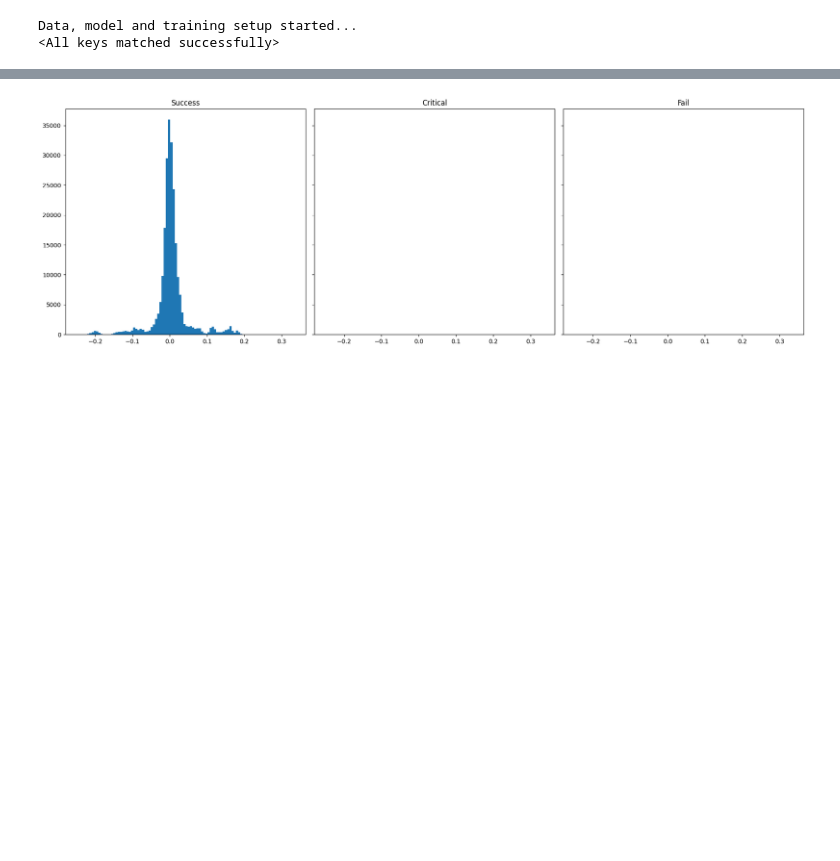
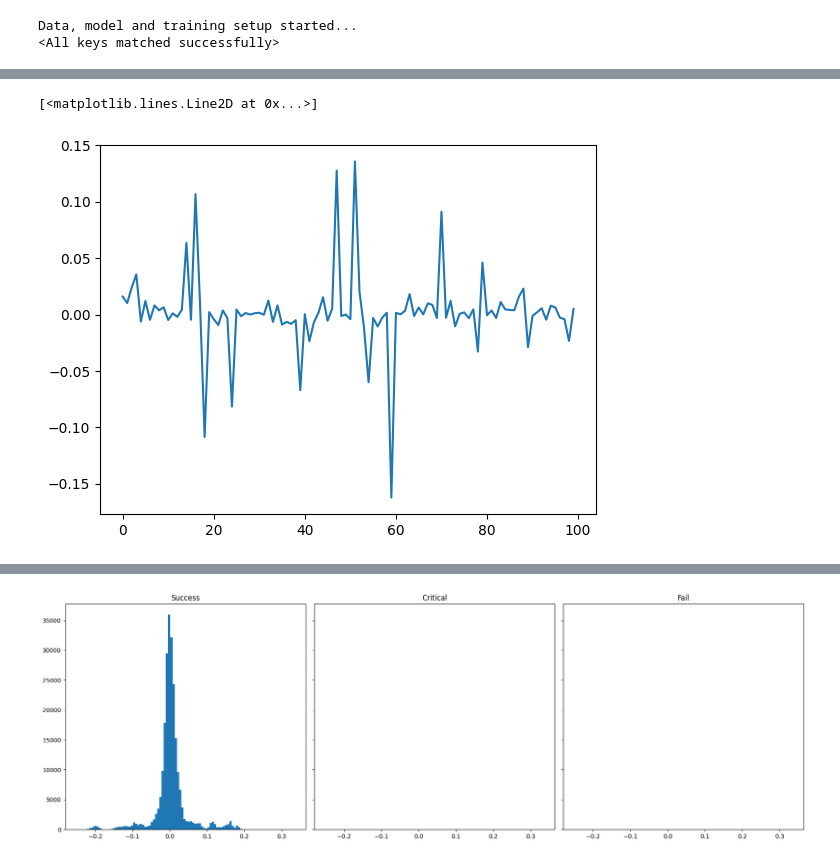
Before and after one commit to Baskin-LIU/elmneuron, a Jupyter notebook: notebooks/parity_notebook.ipynb, the cells around one changed output, grey strips where cells are left out. Cells and saved outputs as stored; diff of their text form; code cells hidden in the pictures; blank space fills up the shorter version.

```diff
--- a/notebooks/parity_notebook.ipynb
+++ b/notebooks/parity_notebook.ipynb
@@ -347,0 +378,5 @@ plt.show()
+# %%
+plt.plot(mlp_record_a[0].mean(axis=0))
+# %% [output]
+[<matplotlib.lines.Line2D at 0x...>]
+[figure, added]
```
Also changed, not shown: parts of 13 cells of this notebook, 1 other file.
